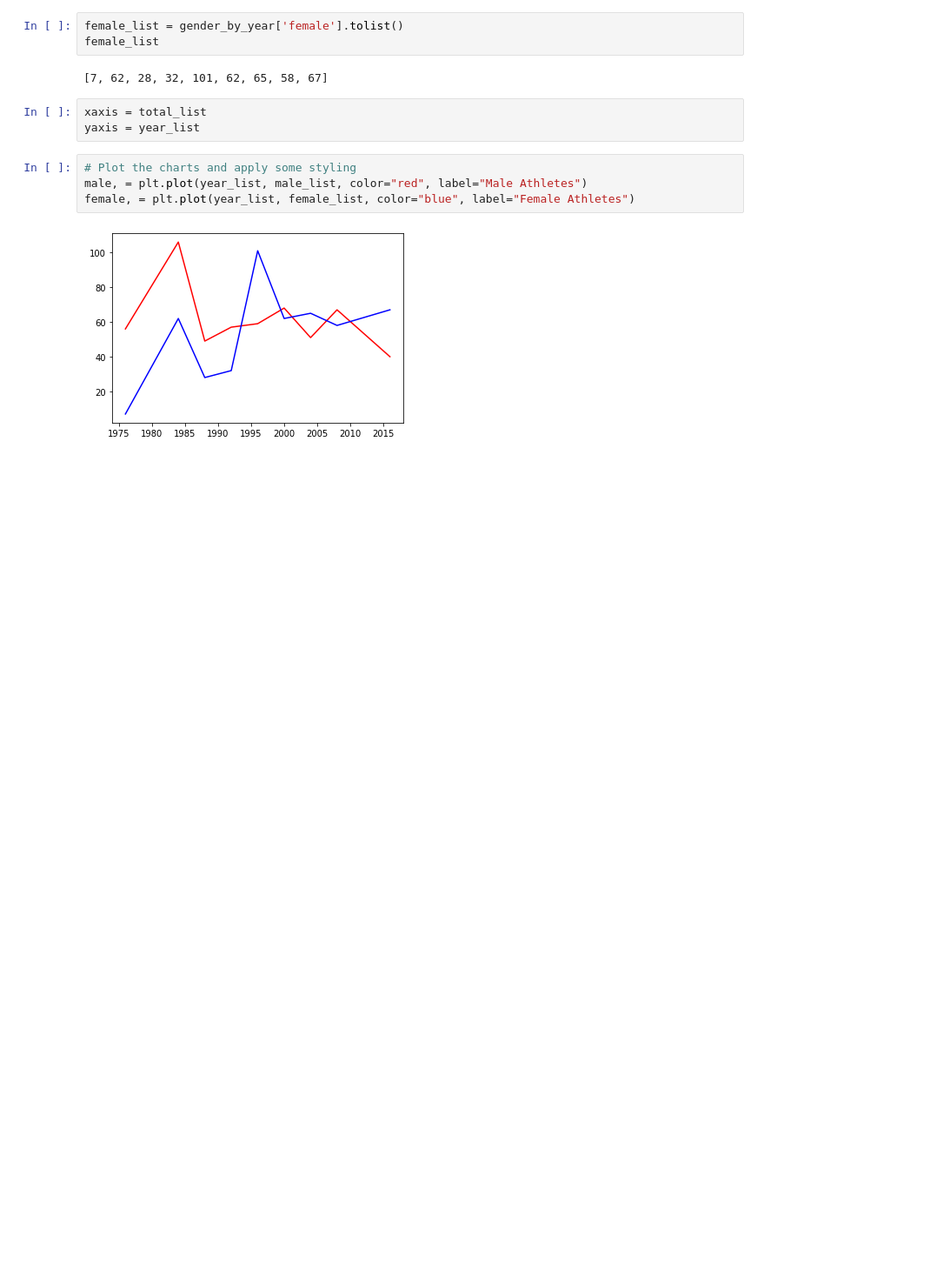
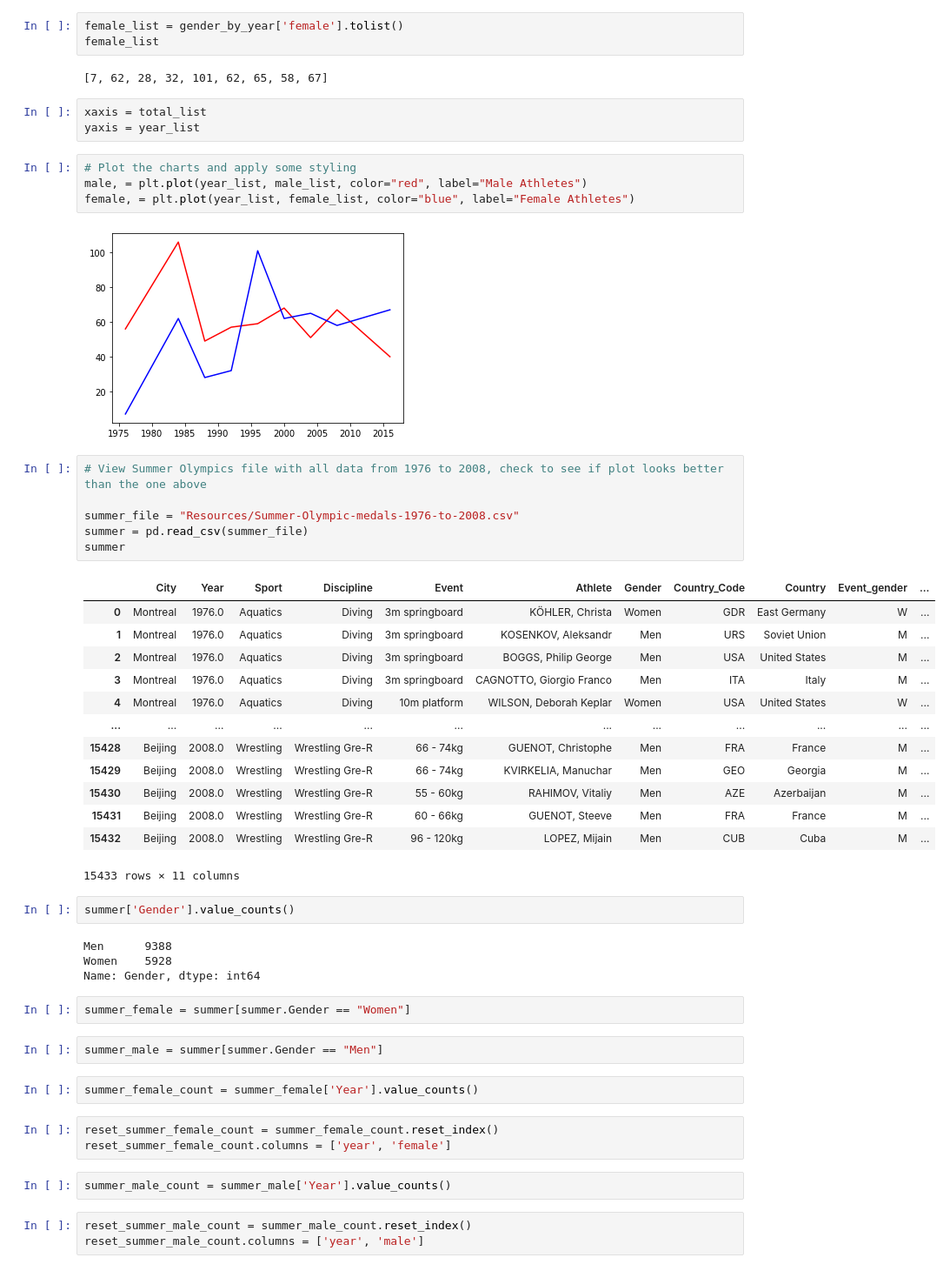
Before and after one commit to tnatoli29/Project-2, a Jupyter notebook: athletes.ipynb, the cells around one changed output. Shown at 87% size. Drawn from its saved outputs; the diff is of its cells as text; blank space fills up the shorter version.

```diff
--- a/athletes.ipynb
+++ b/athletes.ipynb
@@ -155,3 +153,43 @@ male, = plt.plot(year_list, male_list, color="red", label="Male Athletes")
 female, = plt.plot(year_list, female_list, color="blue", label="Female Athletes")
 # %% [output]
 [figure]
+# %%
+# View Summer Olympics file with all data from 1976 to 2008, check to see if plot looks better than the one above
+
+summer_file = "Resources/Summer-Olympic-medals-1976-to-2008.csv"
+summer = pd.read_csv(summer_file)
+summer
+# %% [output]
+|  | City | Year | Sport | Discipline | Event | Athlete | Gender | Country_Code | Country | Event_gender | ... |
+| 0 | Montreal | 1976.0 | Aquatics | Diving | 3m springboard | KÖHLER, Christa | Women | GDR | East Germany | W | ... |
+| 1 | Montreal | 1976.0 | Aquatics | Diving | 3m springboard | KOSENKOV, Aleksandr | Men | URS | Soviet Union | M | ... |
+| 2 | Montreal | 1976.0 | Aquatics | Diving | 3m springboard | BOGGS, Philip George | Men | USA | United States | M | ... |
+| 3 | Montreal | 1976.0 | Aquatics | Diving | 3m springboard | CAGNOTTO, Giorgio Franco | Men | ITA | Italy | M | ... |
+| 4 | Montreal | 1976.0 | Aquatics | Diving | 10m platform | WILSON, Deborah Keplar | Women | USA | United States | W | ... |
+| ... | ... | ... | ... | ... | ... | ... | ... | ... | ... | ... | ... |
+| 15428 | Beijing | 2008.0 | Wrestling | Wrestling Gre-R | 66 - 74kg | GUENOT, Christophe | Men | FRA | France | M | ... |
+| 15429 | Beijing | 2008.0 | Wrestling | Wrestling Gre-R | 66 - 74kg | KVIRKELIA, Manuchar | Men | GEO | Georgia | M | ... |
+| 15430 | Beijing | 2008.0 | Wrestling | Wrestling Gre-R | 55 - 60kg | RAHIMOV, Vitaliy | Men | AZE | Azerbaijan | M | ... |
+| 15431 | Beijing | 2008.0 | Wrestling | Wrestling Gre-R | 60 - 66kg | GUENOT, Steeve | Men | FRA | France | M | ... |
+| 15432 | Beijing | 2008.0 | Wrestling | Wrestling Gre-R | 96 - 120kg | LOPEZ, Mijain | Men | CUB | Cuba | M | ... |
+15433 rows × 11 columns
+# %%
+summer['Gender'].value_counts()
+# %% [output]
+Men      9388
+Women    5928
+Name: Gender, dtype: int64
+# %%
+summer_female = summer[summer.Gender == "Women"]
+# %%
+summer_male = summer[summer.Gender == "Men"]
+# %%
+summer_female_count = summer_female['Year'].value_counts()
+# %%
+reset_summer_female_count = summer_female_count.reset_index()
+reset_summer_female_count.columns = ['year', 'female']
+# %%
+summer_male_count = summer_male['Year'].value_counts()
+# %%
+reset_summer_male_count = summer_male_count.reset_index()
+reset_summer_male_count.columns = ['year', 'male']
```
Also changed, not shown: parts of 9 cells of this notebook.
